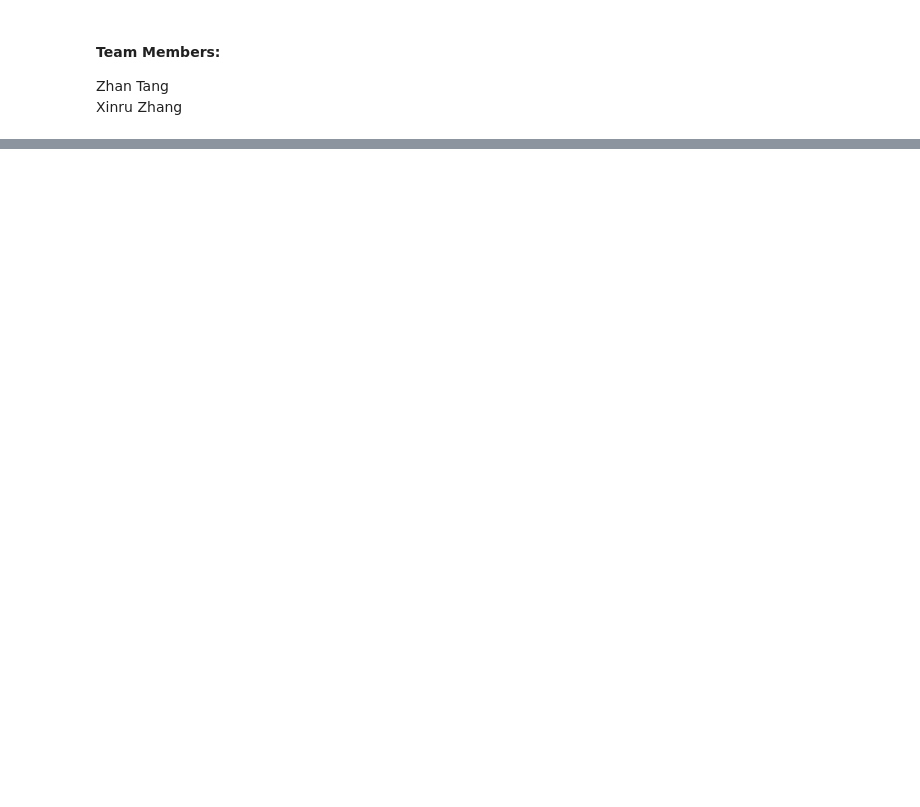
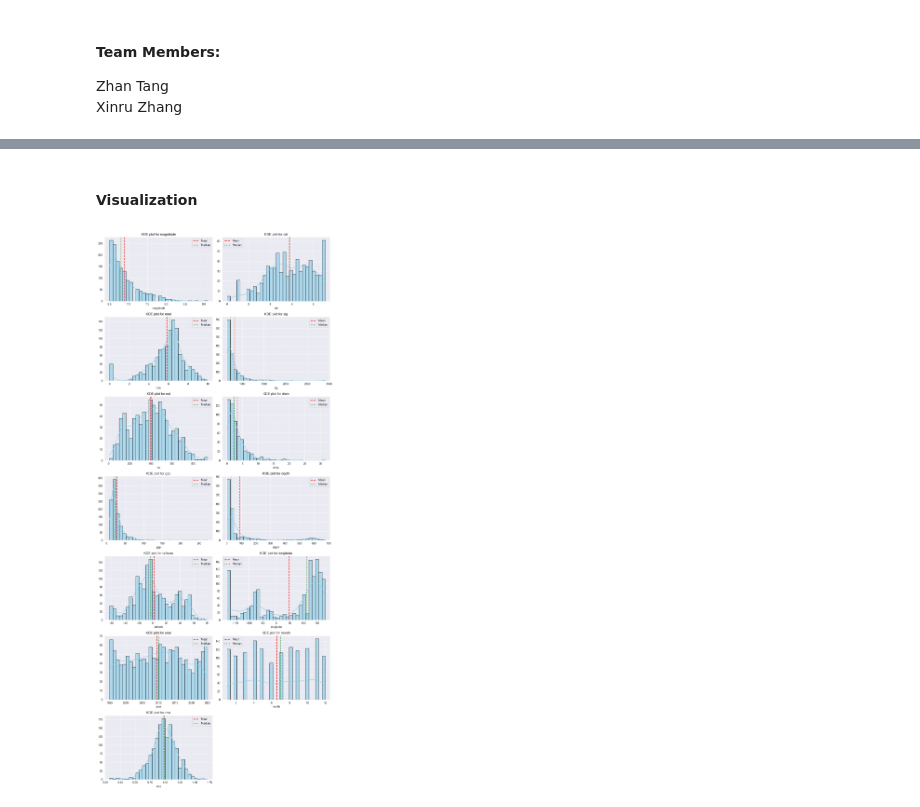
Before and after one commit to RubyXZZZ/earthquake-tsunami-ml-project, a Jupyter notebook: Notebooks/Explanatory Data Analysis Notebook.ipynb, the cells around one changed output, grey strips where cells are left out. Saved outputs shown, nothing was run; the diff lists cells and outputs as text; code cells hidden in the pictures; blank space fills up the shorter version.

```diff
--- a/Notebooks/Explanatory Data Analysis Notebook.ipynb
+++ b/Notebooks/Explanatory Data Analysis Notebook.ipynb
@@ -45,0 +114,30 @@ Observation: There are 1000 rows and 19 columns in the dataframe.
+# %% [markdown]
+#### Visualization
+# %%
+# Visualize numerical features
+# Drop tsunami because it is a binary indicator. It will be visualized in the next section
+numerical_columns_all = df.select_dtypes(include=["int64", "float64"])
+numerical_columns = numerical_columns_all.columns.drop(["tsunami"])
+n = len(numerical_columns)
+ncols = 2
+rows = math.ceil(n / ncols)
+plt.figure(figsize=(ncols * 6, rows * 4))
+
+for i, col in enumerate(numerical_columns):
+    plt.subplot(rows, ncols, i + 1)
+    sns.histplot(df[col], bins=30, kde=True, color="skyblue", edgecolor="black", alpha=0.6)
+    mean_value = df[col].mean()
+    median_value = df[col].median()
+
+    plt.axvline(mean_value, color="red", linestyle="dashed", linewidth=2, label="Mean")
+    plt.axvline(median_value, color="green", linestyle="dotted", linewidth=2, label="Median")
+    plt.legend()
+
+    plt.title(f"KDE plot for {col}", fontsize=12)
+    plt.xlabel(col)
+    plt.ylabel("")
+
+plt.tight_layout()
+plt.show()
+# %% [output]
+[figure, added]
```
Also changed, not shown: parts of 27 cells of this notebook, 1 other file.
